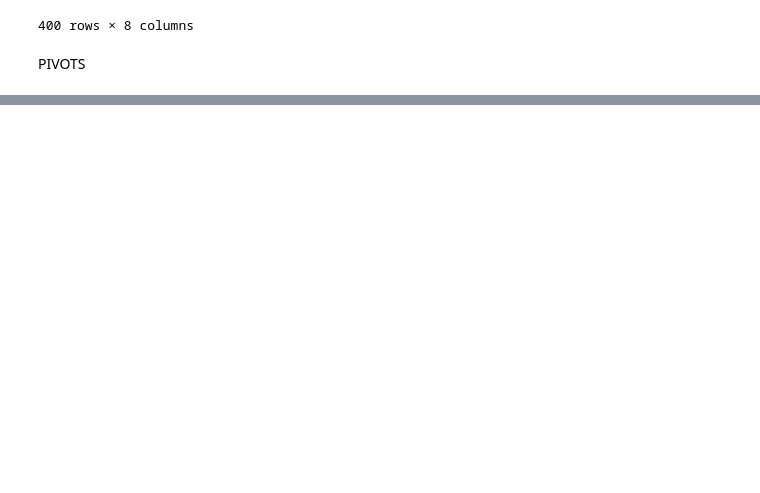
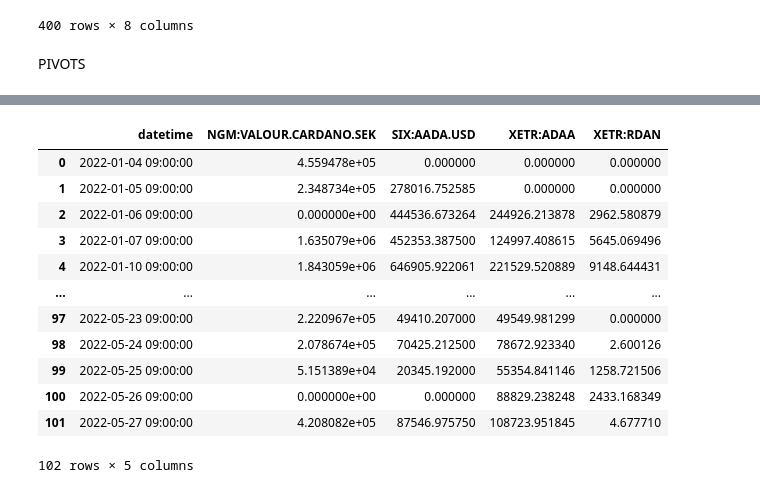
Before and after one commit to RebellionL/tvdatafeed, a Jupyter notebook: tv.ipynb, the cells around one changed output, grey strips where cells are left out. Cells and saved outputs as stored; diff of their text form; code cells hidden in the pictures; blank space fills up the shorter version.

```diff
--- a/tv.ipynb
+++ b/tv.ipynb
@@ -794,0 +819,16 @@ px.bar(pivot_ETH, x='datetime', y=['NGM:ETH.ZERO.SEK', 'OMXSTO:ETHEREUM_XBT', 'X
+# %%
+pivot_ADA
+# %% [output]
+|  | datetime | NGM:VALOUR.CARDANO.SEK | SIX:AADA.USD | XETR:ADAA | XETR:RDAN |
+| 0 | 2022-01-04 09:00:00 | 4.559478e+05 | 0.000000 | 0.000000 | 0.000000 |
+| 1 | 2022-01-05 09:00:00 | 2.348734e+05 | 278016.752585 | 0.000000 | 0.000000 |
+| 2 | 2022-01-06 09:00:00 | 0.000000e+00 | 444536.673264 | 244926.213878 | 2962.580879 |
+| 3 | 2022-01-07 09:00:00 | 1.635079e+06 | 452353.387500 | 124997.408615 | 5645.069496 |
+| 4 | 2022-01-10 09:00:00 | 1.843059e+06 | 646905.922061 | 221529.520889 | 9148.644431 |
+| ... | ... | ... | ... | ... | ... |
+| 97 | 2022-05-23 09:00:00 | 2.220967e+05 | 49410.207000 | 49549.981299 | 0.000000 |
+| 98 | 2022-05-24 09:00:00 | 2.078674e+05 | 70425.212500 | 78672.923340 | 2.600126 |
+| 99 | 2022-05-25 09:00:00 | 5.151389e+04 | 20345.192000 | 55354.841146 | 1258.721506 |
+| 100 | 2022-05-26 09:00:00 | 0.000000e+00 | 0.000000 | 88829.238248 | 2433.168349 |
+| 101 | 2022-05-27 09:00:00 | 4.208082e+05 | 87546.975750 | 108723.951845 | 4.677710 |
+102 rows × 5 columns
```
Also changed, not shown: parts of 45 cells of this notebook.
